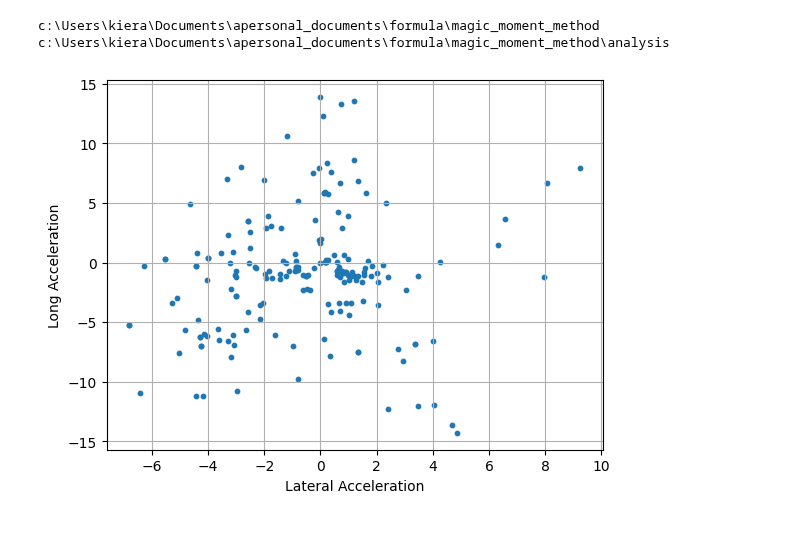
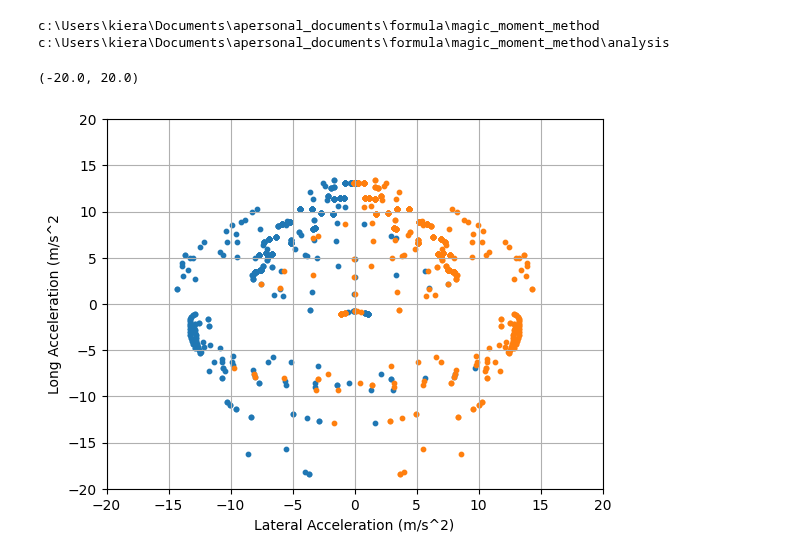
Before and after one commit to LonghornRacingElectric/magic_moment_method, a Jupyter notebook: analysis/ggv_plotter.ipynb, the cells around one changed output. Drawn from its saved outputs; the diff is of its cells as text; code cells hidden in the pictures; blank space fills up the shorter version.

```diff
--- a/analysis/ggv_plotter.ipynb
+++ b/analysis/ggv_plotter.ipynb
@@ -31,8 +14,19 @@ for index, row in df.iterrows():
+# %%
+df = pd.read_csv("MMM.csv")
+tires = ["front_left", "front_right", "rear_left", "rear_right"]
+df = df[df["roll"]*180/np.pi < 3]
+for tire in tires:
+    x = df[f"{tire}_tire_is_saturated"]
+    df = df[(df[f"{tire}_tire_is_saturated"] == False) & (df[f"{tire}_tire_tire_centric_forces_2"] > 1) & (df[f"{tire}_tire_tire_centric_forces_2"] < 4000)]
 # %%
 
 plt.scatter(df["vehicle_accelerations_NTB_1"], df["vehicle_accelerations_NTB_0"], s= 10)
-plt.ylabel("Long Acceleration")
-plt.xlabel("Lateral Acceleration")
+plt.scatter(-df["vehicle_accelerations_NTB_1"], df["vehicle_accelerations_NTB_0"], s= 10)
+plt.ylabel("Long Acceleration (m/s^2")
+plt.xlabel("Lateral Acceleration (m/s^2)")
 plt.grid()
+plt.ylim([-20, 20])
+plt.xlim([-20, 20])
 # %% [output]
+(-20.0, 20.0)
-[figure, old version]
+[figure, new version]
```
Also changed, not shown: parts of 6 cells of this notebook, 9 other files.
